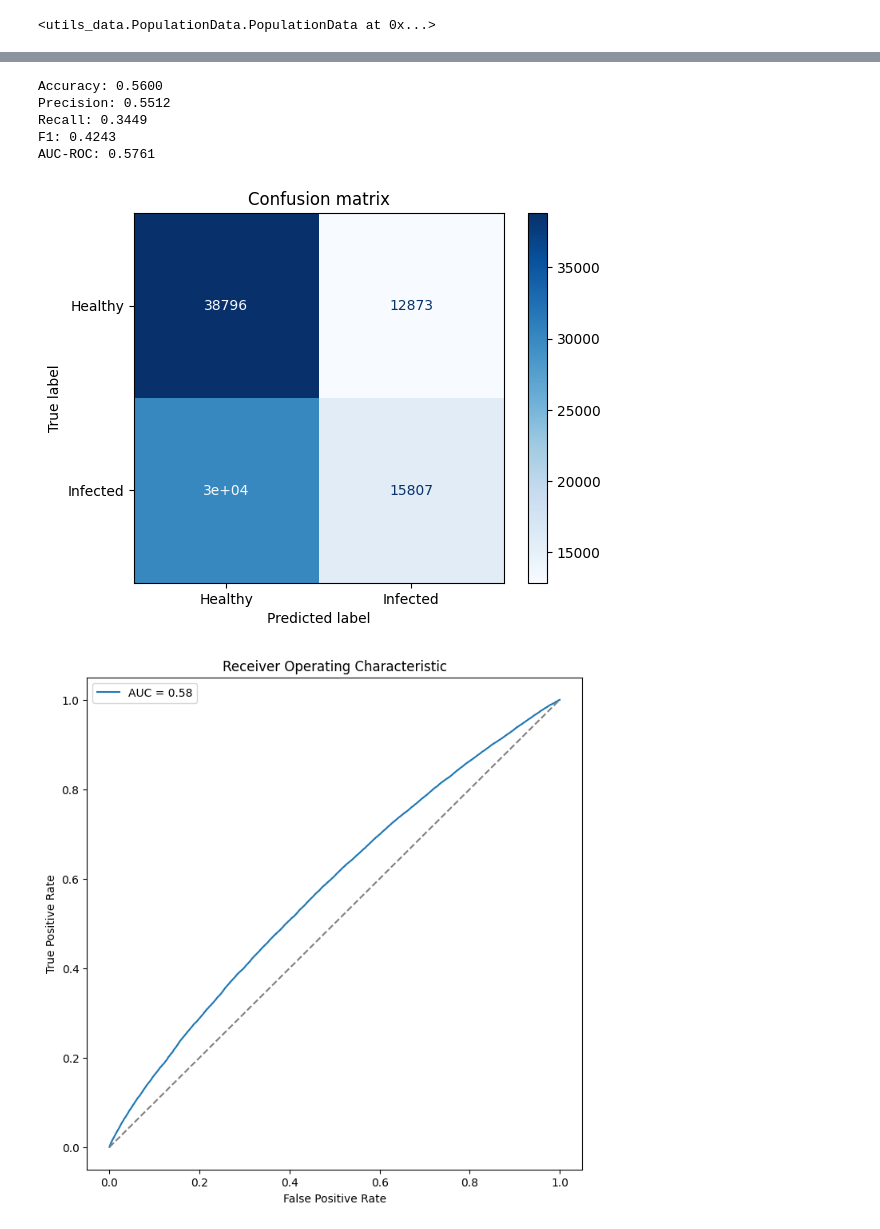
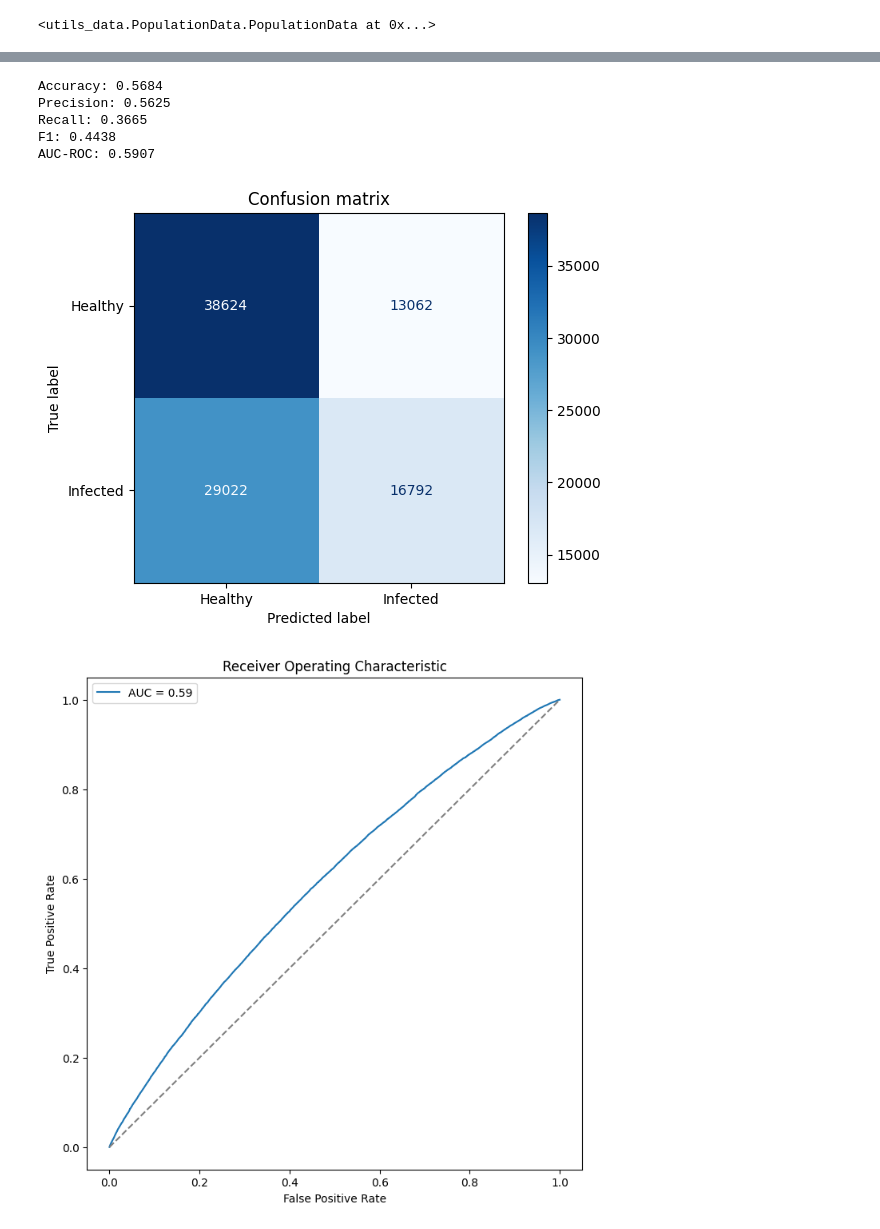
Before and after one commit to Fzhou1997/Machine-Learning-Kaggle-Disease-Spread-Prediction, a Jupyter notebook: notebooks/deep_learning/GNN.ipynb, the cells around one changed output, grey strips where cells are left out. Saved outputs shown, nothing was run; the diff lists cells and outputs as text; code cells hidden in the pictures.

Commit message:
Updated GNN code + added graph metrics

```diff
--- a/notebooks/deep_learning/GNN.ipynb
+++ b/notebooks/deep_learning/GNN.ipynb
@@ -116,10 +167,10 @@ hidden_channels = 24 # Number of hidden features
 out_channels = 1  # Number of output classes (Infected/Not Infected)
 # %%
 # Initialize the model
-model = GraphConvolutionalNetwork(in_channels, hidden_channels, out_channels)
-criterion = torch.nn.BCEWithLogitsLoss()
+model = GraphConvolutionalNetwork(in_channels, hidden_layers, out_channels)
+criterion = torch.nn.BCELoss()
 optimizer = Adam(model.parameters(), lr=0.01)
 # %%
 trainer = GraphTrainer(model, criterion, optimizer)
-trainer.train(graph, num_epochs=100, device='cuda')
+trainer.train(graph, num_epochs=500, device='cuda')
 # %% [output]
@@ -131,10 +182,5 @@ Test loss: 0.6823
 # %%
 runner = GraphRunner(model)
-test_probabilities = runner.predict_proba(graph, device=device)
-test_predictions = runner.predict(graph, device=device)
-
-# Apply the test mask
-test_predictions = test_predictions[graph.test_mask]
-test_probabilities = test_probabilities[graph.test_mask]
-test_labels = graph.y[graph.test_mask].to(device).float()
+test_prob = runner.predict_proba(graph, device=device)
+test_pred = runner.predict(graph, device=device)
 # %%
@@ -152,20 +198,23 @@ Test Labels: tensor([1., 1., 1.,  ..., 1., 1., 1.], device='cuda:0')
 # %%
-accuracy, precision, recall, f1, auc_roc, confusion_matrix = evaluate_tensor(test_predictions, test_probabilities, test_labels, device=device)
-
+accuracy, precision, recall, f1, auc_roc, confusion_matrix = evaluate_graph_metrics(test_pred, test_prob, graph.y, graph.test_mask, device)
 print(f'Accuracy: {accuracy:.4f}')
 print(f'Precision: {precision:.4f}')
 print(f'Recall: {recall:.4f}')
 print(f'F1: {f1:.4f}')
 print(f'AUC-ROC: {auc_roc:.4f}')
 # %% [output]
-Accuracy: 0.5600
-Precision: 0.5512
-Recall: 0.3449
-F1: 0.4243
-AUC-ROC: 0.5761
+Accuracy: 0.5684
+Precision: 0.5625
+Recall: 0.3665
+F1: 0.4438
+AUC-ROC: 0.5907
 # %%
 plot_confusion_matrix(confusion_matrix, ['Healthy', 'Infected'])
-plot_roc(test_probabilities.cpu().numpy(), graph.y[graph.test_mask].cpu().numpy())
+
+test_prob_filtered = test_prob[graph.test_mask].cpu().numpy()
+test_labels_filtered = graph.y[graph.test_mask].cpu().numpy()
+
+plot_roc(test_prob_filtered, test_labels_filtered)
 # %% [output]
 [figure]
-[figure, old version]
+[figure, new version]
```
Also changed, not shown: parts of 8 cells of this notebook, 5 other files.
